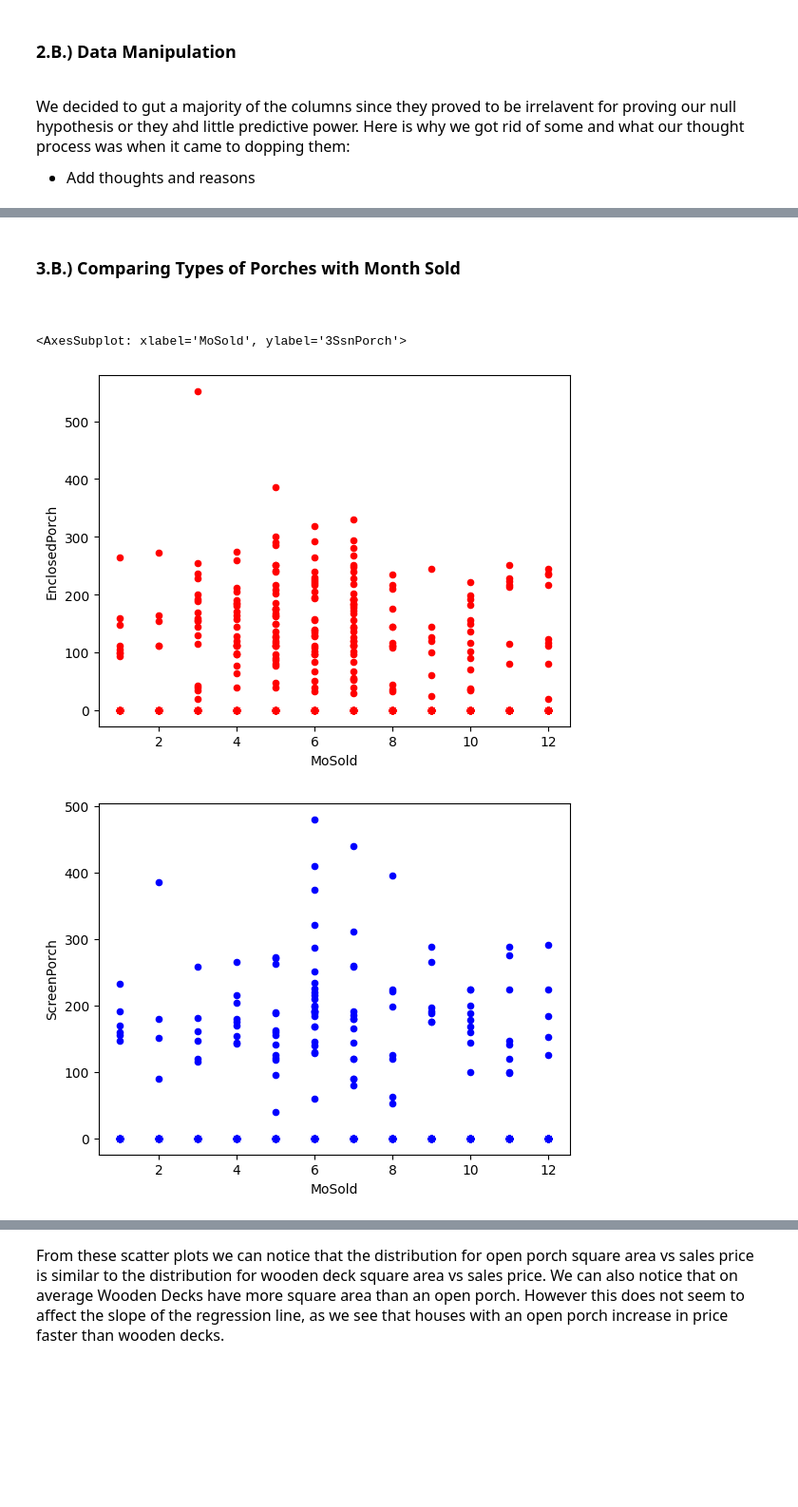
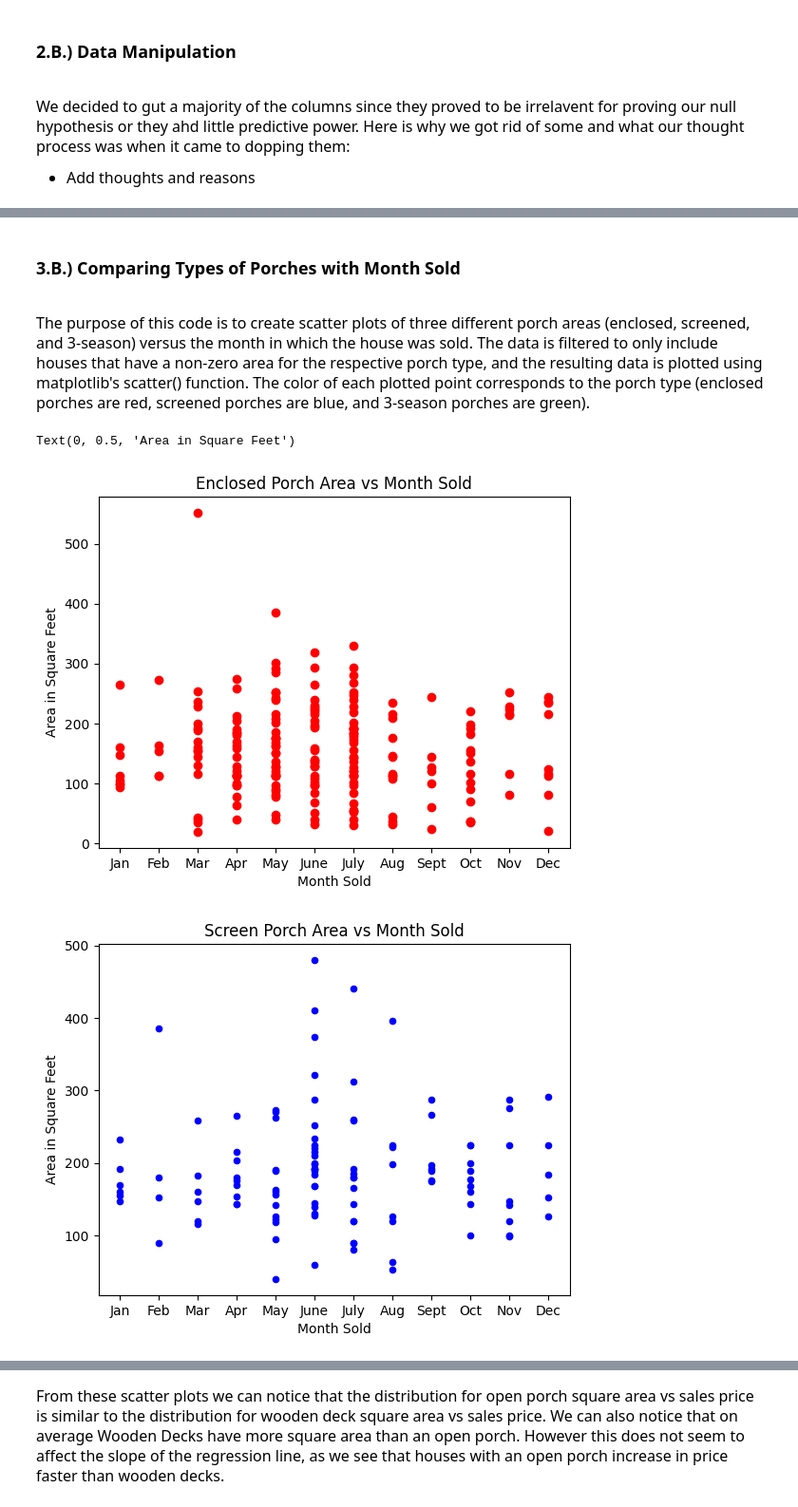
Before and after one commit to ebloom14/CMSC320_Final, a Jupyter notebook: FormattedFinal.ipynb, the cells around one changed output, grey strips where cells are left out. Shown: that part at 95% size. Saved outputs shown, nothing was run; the diff lists cells and outputs as text; code cells hidden in the pictures; blank space fills up the shorter version.

```diff
--- a/FormattedFinal.ipynb
+++ b/FormattedFinal.ipynb
@@ -168,12 +200,25 @@ Slope for Open Porch Area vs House Price Regression: 106.935459
 # %% [markdown]
 ## <h3>3.B.) Comparing Types of Porches with Month Sold</h3>
 <br>
-<p style = "font-size: 16px;"></p>
+<p style = "font-size: 16px;">The purpose of this code is to create scatter plots of three different porch areas (enclosed, screened, and 3-season) versus the month in which the house was sold. The data is filtered to only include houses that have a non-zero area for the respective porch type, and the resulting data is plotted using matplotlib's scatter() function. The color of each plotted point corresponds to the porch type (enclosed porches are red, screened porches are blue, and 3-season porches are green).
 # %%
-house_df.plot.scatter('MoSold','EnclosedPorch', c= 'r')
-house_df.plot.scatter('MoSold','ScreenPorch', c= 'b')
-house_df.plot.scatter('MoSold','3SsnPorch', c= 'g')
+closed = house_df.query('EnclosedPorch != 0')
+screen = house_df.query('ScreenPorch != 0')
+season = house_df.query('SeasonalPorch != 0')
+
+plt.scatter(closed['MoSold'],closed['EnclosedPorch'], c= 'r')
+plt.title("Enclosed Porch Area vs Month Sold")
+plt.xlabel("Month Sold")
+plt.ylabel('Area in Square Feet')
+screen.plot.scatter('MoSold','ScreenPorch', c= 'b')
+plt.title("Screen Porch Area vs Month Sold")
+plt.xlabel('Month Sold')
+plt.ylabel('Area in Square Feet')
+season.plot.scatter('MoSold','SeasonalPorch', c= 'g')
+plt.title('3 Season Porch Area vs Month Sold')
+plt.xlabel('Month Sold')
+plt.ylabel('Area in Square Feet')
 # %% [output]
-<AxesSubplot: xlabel='MoSold', ylabel='3SsnPorch'>
+Text(0, 0.5, 'Area in Square Feet')
-[figure, old version]
+[figure, new version]
-[figure, old version]
+[figure, new version]
```
Also changed, not shown: parts of 22 cells of this notebook.
